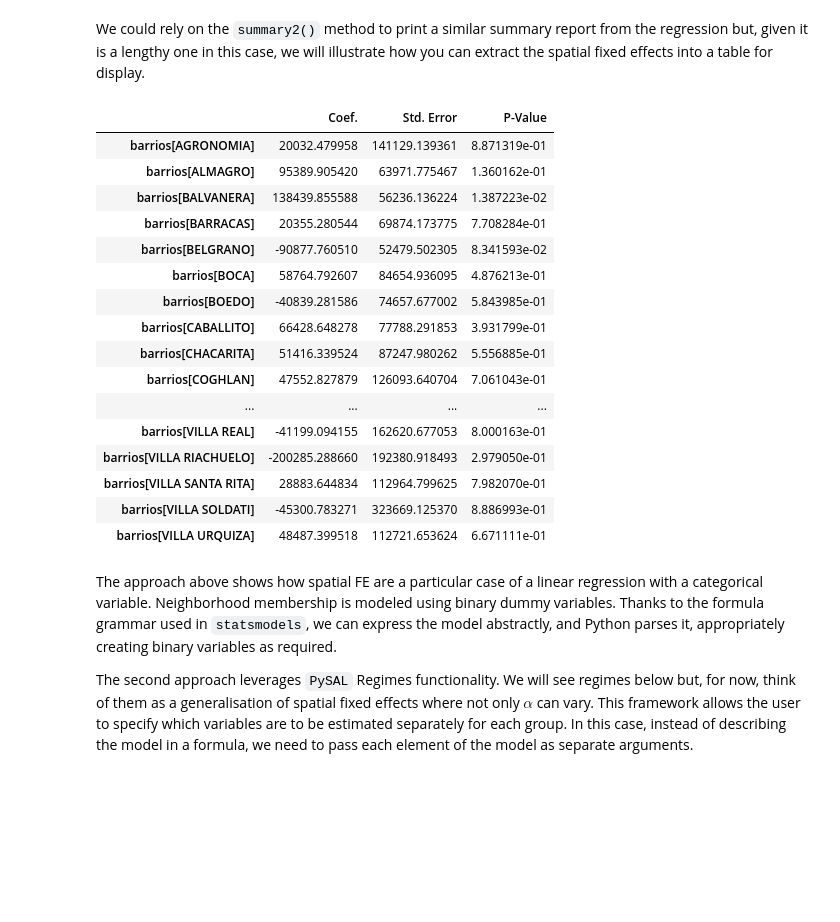
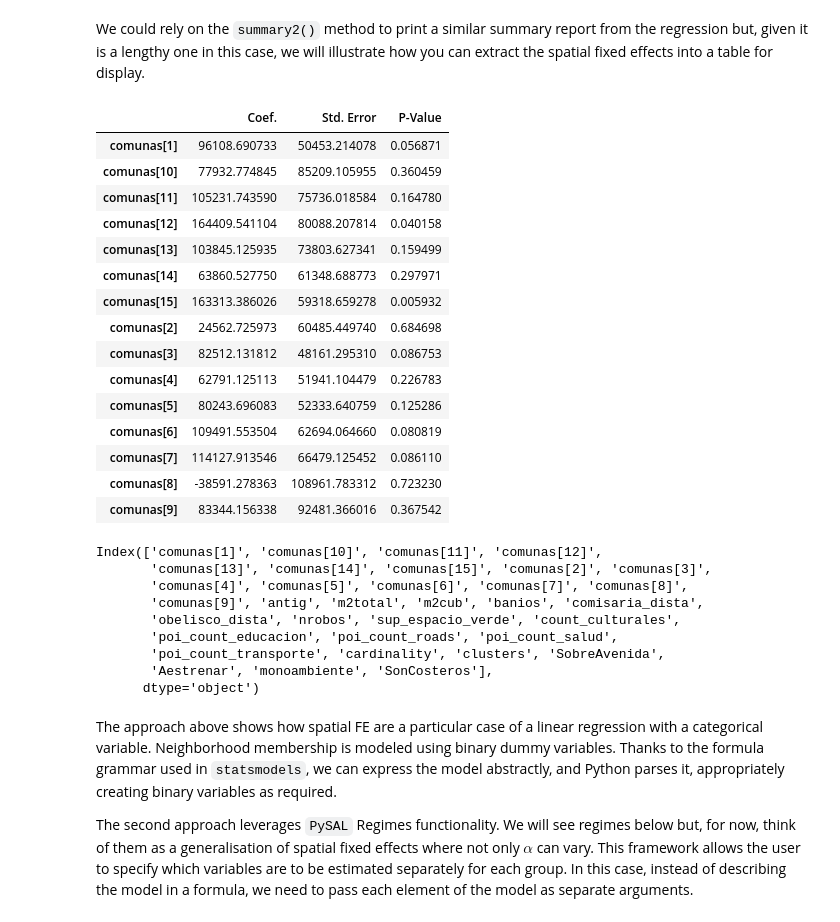
Before and after one commit to alessiobocco/Diplo_Eco, a Jupyter notebook: Modelo.ipynb, the cells around one changed output. Saved outputs shown, nothing was run; the diff lists cells and outputs as text; code cells hidden in the pictures; blank space fills up the shorter version.

```diff
--- a/Modelo.ipynb
+++ b/Modelo.ipynb
@@ -56,3 +56,5 @@ data.head()
+# %%
+data.loc[:,"comunas"] = data.comunas.astype(str)
 # %%
 data.info()
 # %% [output]
@@ -123,7 +125,7 @@ variable_names = [
     'obelisco_dista',
     'nrobos',
     'sup_espacio_verde',
-    'poi_count_gastronomia',
+    'count_culturales',
     'poi_count_educacion',
     'poi_count_roads',
     'poi_count_salud',
@@ -296,6 +298,6 @@ import statsmodels.formula.api as sm
 # %% [markdown]
 This package provides a formula-like API, which allows us to express the *equation* we wish to estimate directly:
 # %%
-f = 'precioUSD ~ ' + ' + '.join(variable_names) + ' + barrios - 1'
+f = 'precioUSD ~ ' + ' + '.join(variable_names) + ' + comunas - 1'
 print(f)
 # %% [output]
@@ -310,33 +312,44 @@ m2 = sm.ols(f, data=data).fit()
 We could rely on the `summary2()` method to print a similar summary report from the regression but, given it is a lengthy one in this case, we will illustrate how you can extract the spatial fixed effects into a table for display.
 # %%
 # Store variable names for all the spatial fixed effects
-sfe_names = [i for i in m2.params.index if 'barrios[' in i]
+sfe_names = [i for i in m2.params.index if 'comunas' in i]
 # Create table
 pd.DataFrame(
     {
         'Coef.': m2.params[sfe_names],
         'Std. Error': m2.bse[sfe_names],
         'P-Value': m2.pvalues[sfe_names]
     }
 )
 # %% [output]
 |  | Coef. | Std. Error | P-Value |
-| barrios[AGRONOMIA] | 20032.479958 | 141129.139361 | 8.871319e-01 |
-| barrios[ALMAGRO] | 95389.905420 | 63971.775467 | 1.360162e-01 |
-| barrios[BALVANERA] | 138439.855588 | 56236.136224 | 1.387223e-02 |
-| barrios[BARRACAS] | 20355.280544 | 69874.173775 | 7.708284e-01 |
-| barrios[BELGRANO] | -90877.760510 | 52479.502305 | 8.341593e-02 |
-| barrios[BOCA] | 58764.792607 | 84654.936095 | 4.876213e-01 |
-| barrios[BOEDO] | -40839.281586 | 74657.677002 | 5.843985e-01 |
-| barrios[CABALLITO] | 66428.648278 | 77788.291853 | 3.931799e-01 |
-| barrios[CHACARITA] | 51416.339524 | 87247.980262 | 5.556885e-01 |
-| barrios[COGHLAN] | 47552.827879 | 126093.640704 | 7.061043e-01 |
-| ... | ... | ... | ... |
-| barrios[VILLA REAL] | -41199.094155 | 162620.677053 | 8.000163e-01 |
-| barrios[VILLA RIACHUELO] | -200285.288660 | 192380.918493 | 2.979050e-01 |
-| barrios[VILLA SANTA RITA] | 28883.644834 | 112964.799625 | 7.982070e-01 |
-| barrios[VILLA SOLDATI] | -45300.783271 | 323669.125370 | 8.886993e-01 |
-| barrios[VILLA URQUIZA] | 48487.399518 | 112721.653624 | 6.671111e-01 |
+| comunas[1] | 96108.690733 | 50453.214078 | 0.056871 |
+| comunas[10] | 77932.774845 | 85209.105955 | 0.360459 |
+| comunas[11] | 105231.743590 | 75736.018584 | 0.164780 |
+| comunas[12] | 164409.541104 | 80088.207814 | 0.040158 |
+| comunas[13] | 103845.125935 | 73803.627341 | 0.159499 |
+| comunas[14] | 63860.527750 | 61348.688773 | 0.297971 |
+| comunas[15] | 163313.386026 | 59318.659278 | 0.005932 |
+| comunas[2] | 24562.725973 | 60485.449740 | 0.684698 |
+| comunas[3] | 82512.131812 | 48161.295310 | 0.086753 |
+| comunas[4] | 62791.125113 | 51941.104479 | 0.226783 |
+| comunas[5] | 80243.696083 | 52333.640759 | 0.125286 |
+| comunas[6] | 109491.553504 | 62694.064660 | 0.080819 |
+| comunas[7] | 114127.913546 | 66479.125452 | 0.086110 |
+| comunas[8] | -38591.278363 | 108961.783312 | 0.723230 |
+| comunas[9] | 83344.156338 | 92481.366016 | 0.367542 |
+# %%
+m2.params.index
+# %% [output]
+Index(['comunas[1]', 'comunas[10]', 'comunas[11]', 'comunas[12]',
+       'comunas[13]', 'comunas[14]', 'comunas[15]', 'comunas[2]', 'comunas[3]',
+       'comunas[4]', 'comunas[5]', 'comunas[6]', 'comunas[7]', 'comunas[8]',
+       'comunas[9]', 'antig', 'm2total', 'm2cub', 'banios', 'comisaria_dista',
+       'obelisco_dista', 'nrobos', 'sup_espacio_verde', 'count_culturales',
+       'poi_count_educacion', 'poi_count_roads', 'poi_count_salud',
+       'poi_count_transporte', 'cardinality', 'clusters', 'SobreAvenida',
+       'Aestrenar', 'monoambiente', 'SonCosteros'],
+      dtype='object')
 # %% [markdown]
 The approach above shows how spatial FE are a particular case of a linear regression with a categorical  variable. Neighborhood membership is modeled using binary dummy variables. Thanks to the formula grammar used in `statsmodels`, we can express the model abstractly, and Python parses it, appropriately creating binary variables as required.
 
```
Also changed, not shown: parts of 40 cells of this notebook, 2 other files.
